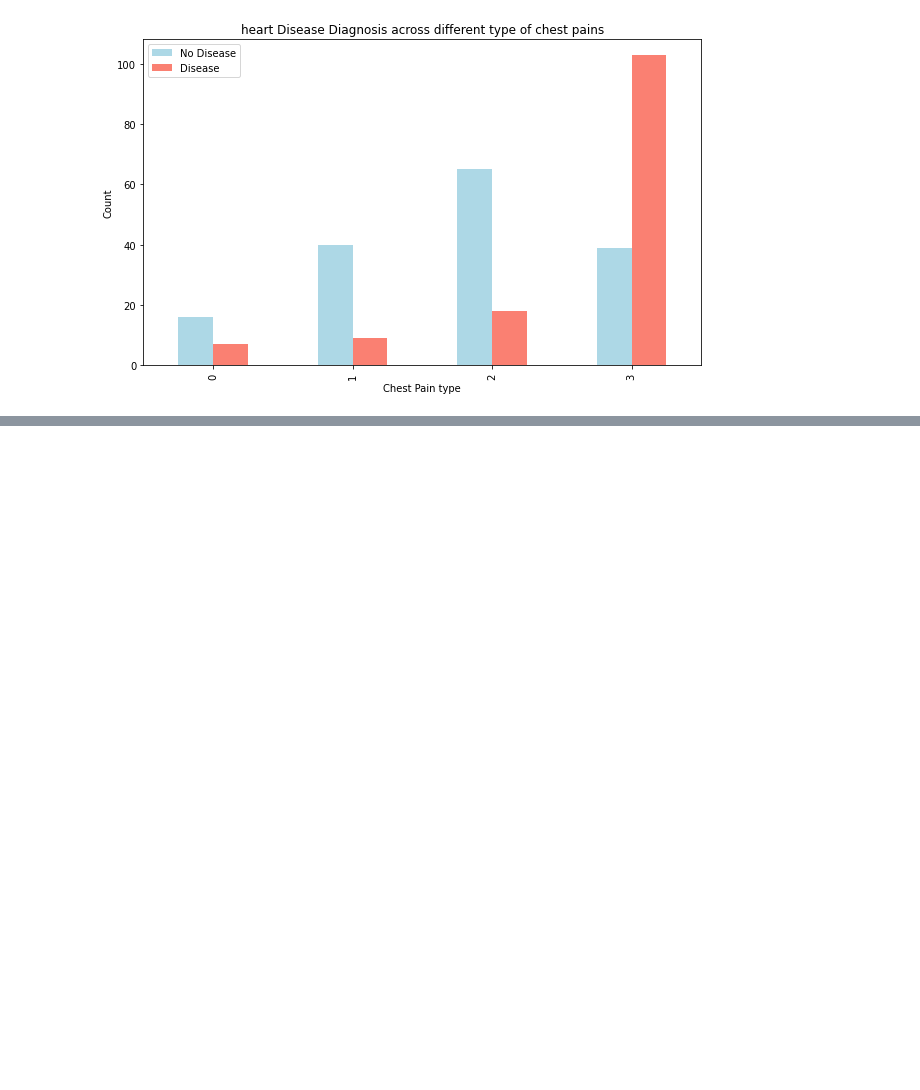
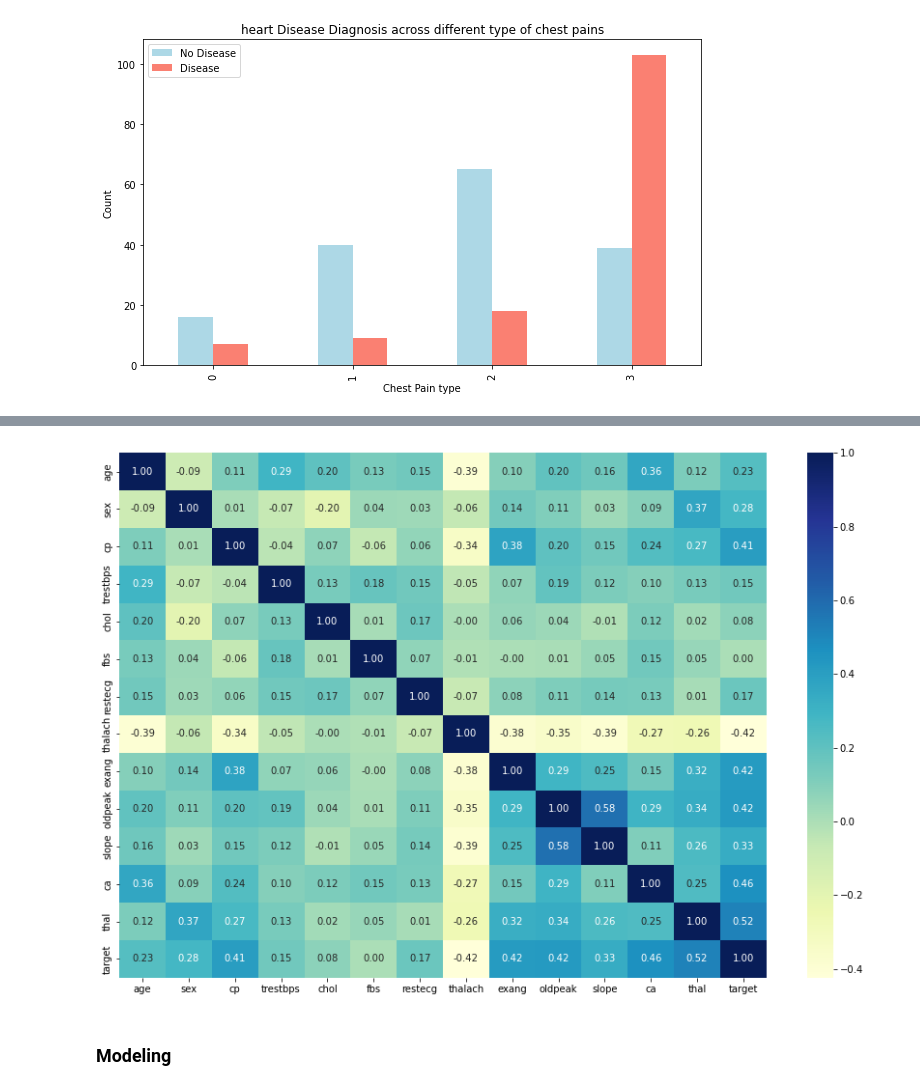
Before and after one commit to VishalMoradia/MLProjects, a Jupyter notebook: MLHeartDisease.ipynb, the cells around one changed output, grey strips where cells are left out. Saved outputs shown, nothing was run; the diff lists cells and outputs as text; code cells hidden in the pictures; blank space fills up the shorter version.

```diff
--- a/MLHeartDisease.ipynb
+++ b/MLHeartDisease.ipynb
@@ -326,0 +356,13 @@ plt.legend(['No Disease', 'Disease'])
+# %%
+# Numbers above seems to be confusing to read so lets put it on heatmap
+
+corr_mat = df.corr()
+fig, ax = plt.subplots(figsize = (15,10))
+ax = sns.heatmap(corr_mat,
+                 annot = True,
+                 fmt = '.2f',
+                 cmap = 'YlGnBu')
+# %% [output]
+[figure, added]
+# %% [markdown]
+### Modeling
```
Also changed, not shown: parts of 21 cells of this notebook.
